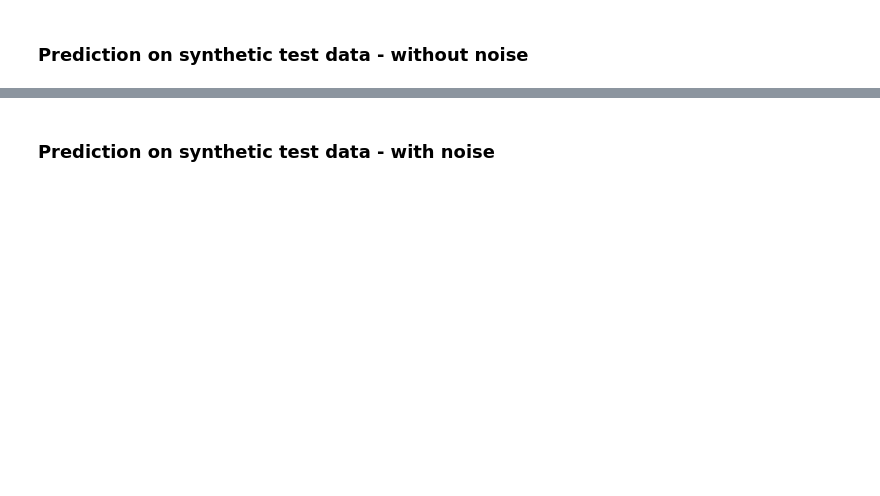
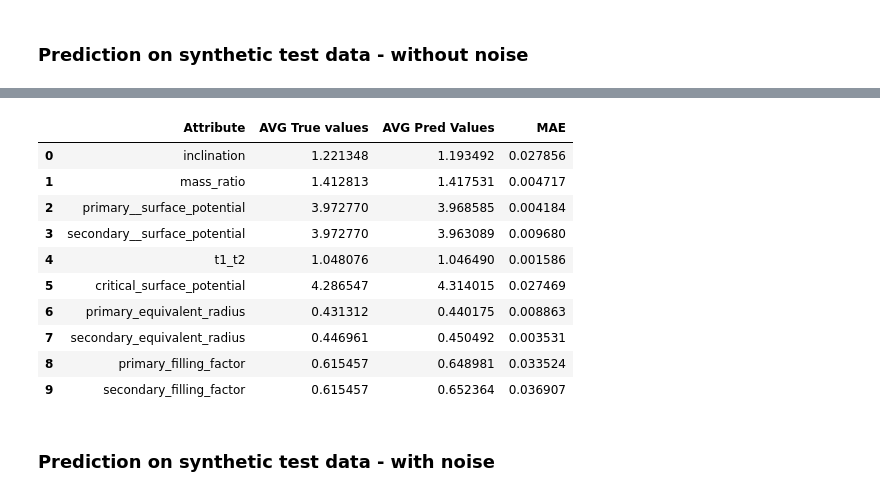
Before and after one commit to AdriNemcikova/DP, a Jupyter notebook: over_all_parameters_model.ipynb, the cells around one changed output, grey strips where cells are left out. Cells and saved outputs as stored; diff of their text form; code cells hidden in the pictures; blank space fills up the shorter version.

```diff
--- a/over_all_parameters_model.ipynb
+++ b/over_all_parameters_model.ipynb
@@ -413,0 +169,16 @@ comp
+# %%
+# Blok 18 - vytvorenie df z predikcie
+pred_df = pd.DataFrame(y_pred,
+                        columns = [
+                            "p_inclination",
+                            "p_mass_ratio",
+                            "p_primary__surface_potential",
+                            "p_secondary__surface_potential",
+                            "p_t1_t2",
+                            "p_critical_surface_potential",
+                            "p_primary_equivalent_radius",
+                            "p_secondary_equivalent_radius",
+                            "p_primary_filling_factor",
+                            "p_secondary_filling_factor"
+                            ])
+pred_df.head()
@@ -413,0 +192,4 @@ comp
+# %%
+# Blok 19 - vypocet priemernych hodnot
+pred_mean = pred_df.mean(axis=0)
+pred_mean
@@ -413,0 +208,17 @@ comp
+# %%
+# Blok 20 - vytvorenie df z testovacich dat bez sumu, vypocet priemernych hodnot
+y_test_df = pd.DataFrame(y_test,
+                        columns = [
+                            "inclination",
+                            "mass_ratio",
+                            "primary__surface_potential",
+                            "secondary__surface_potential",
+                            "t1_t2",
+                            "critical_surface_potential",
+                            "primary_equivalent_radius",
+                            "secondary_equivalent_radius",
+                            "primary_filling_factor",
+                            "secondary_filling_factor"
+                            ])
+test_mean = y_test_df.mean(axis=0)
+test_mean
@@ -414,3 +237,22 @@ comp
+# %%
+# Blok 22 - vytvorenie df na porovnanie priemernych predikovanych a skutocnych hodnot
+eval_pred = pd.DataFrame({'Attribute': test_mean.index,
+            'AVG True values': test_mean.values,
+            'AVG Pred Values': pred_mean.values,
+            'MAE': abs(test_mean.values - pred_mean.values)})
+eval_pred
+# %% [output]
+|  | Attribute | AVG True values | AVG Pred Values | MAE |
+| 0 | inclination | 1.221348 | 1.193492 | 0.027856 |
+| 1 | mass_ratio | 1.412813 | 1.417531 | 0.004717 |
+| 2 | primary__surface_potential | 3.972770 | 3.968585 | 0.004184 |
+| 3 | secondary__surface_potential | 3.972770 | 3.963089 | 0.009680 |
+| 4 | t1_t2 | 1.048076 | 1.046490 | 0.001586 |
+| 5 | critical_surface_potential | 4.286547 | 4.314015 | 0.027469 |
+| 6 | primary_equivalent_radius | 0.431312 | 0.440175 | 0.008863 |
+| 7 | secondary_equivalent_radius | 0.446961 | 0.450492 | 0.003531 |
+| 8 | primary_filling_factor | 0.615457 | 0.648981 | 0.033524 |
+| 9 | secondary_filling_factor | 0.615457 | 0.652364 | 0.036907 |
 # %% [markdown]
 ### Prediction on synthetic test data - with  noise
 # %%
```
Also changed, not shown: parts of 33 cells of this notebook.
